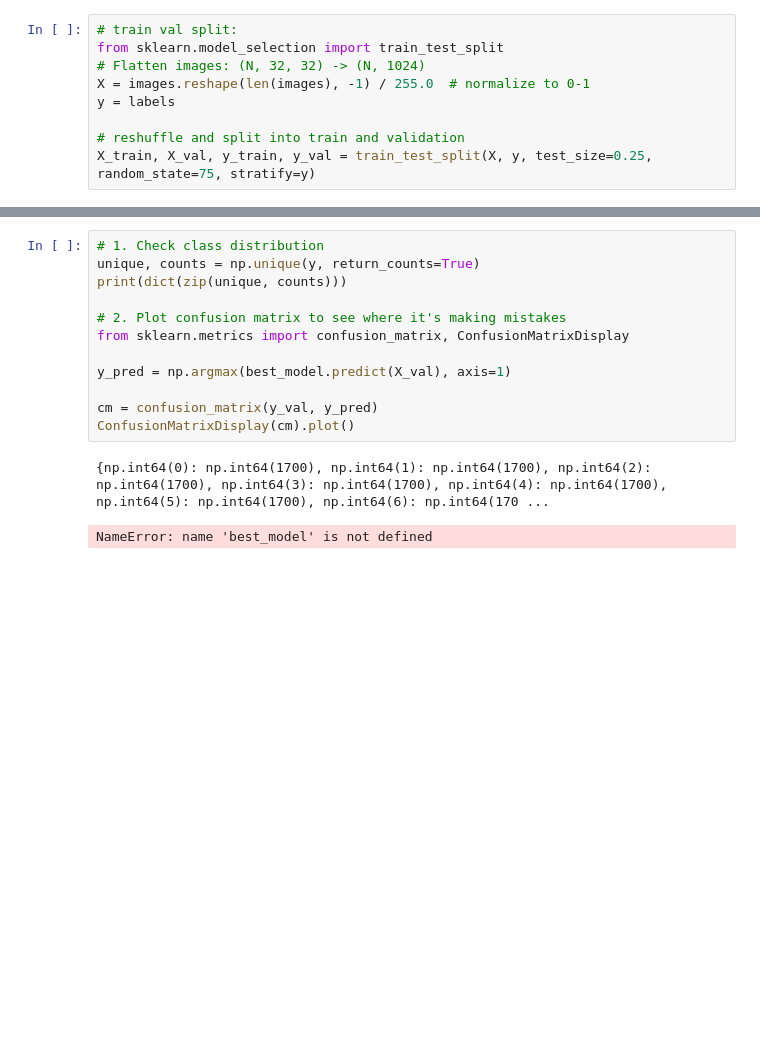
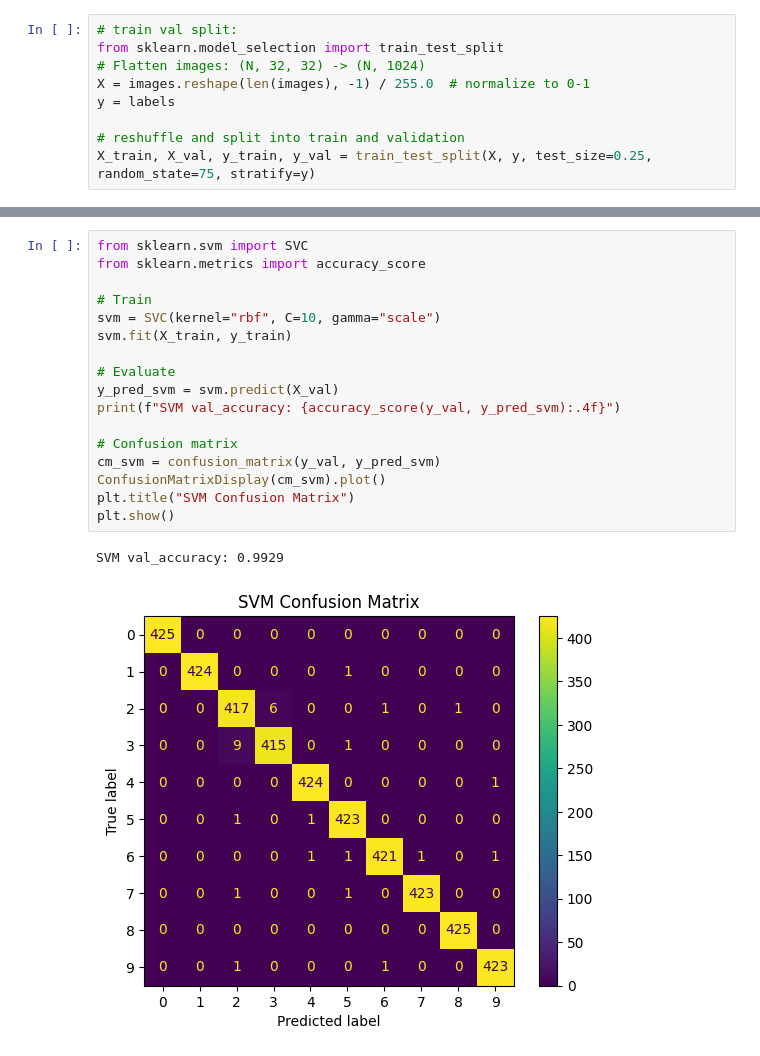
Before and after one commit to NoortjeVM/Group-01_IIVP-Project, a Jupyter notebook: Untitled.ipynb, the cells around one changed output, grey strips where cells are left out. Saved outputs shown, nothing was run; the diff lists cells and outputs as text; blank space fills up the shorter version.

```diff
--- a/Untitled.ipynb
+++ b/Untitled.ipynb
@@ -227,15 +122,20 @@ ViT val_accuracy: 0.9584
-# %%
-# 1. Check class distribution
-unique, counts = np.unique(y, return_counts=True)
-print(dict(zip(unique, counts)))
-
-# 2. Plot confusion matrix to see where it's making mistakes
-from sklearn.metrics import confusion_matrix, ConfusionMatrixDisplay
-
-y_pred = np.argmax(best_model.predict(X_val), axis=1)
-
-cm = confusion_matrix(y_val, y_pred)
-ConfusionMatrixDisplay(cm).plot()
-# %% [output]
-{np.int64(0): np.int64(1700), np.int64(1): np.int64(1700), np.int64(2): np.int64(1700), np.int64(3): np.int64(1700), np.int64(4): np.int64(1700), np.int64(5): np.int64(1700), np.int64(6): np.int64(170 ...
-NameError: name 'best_model' is not defined
+# %%
+from sklearn.svm import SVC
+from sklearn.metrics import accuracy_score
+
+# Train
+svm = SVC(kernel="rbf", C=10, gamma="scale")
+svm.fit(X_train, y_train)
+
+# Evaluate
+y_pred_svm = svm.predict(X_val)
+print(f"SVM val_accuracy: {accuracy_score(y_val, y_pred_svm):.4f}")
+
+# Confusion matrix
+cm_svm = confusion_matrix(y_val, y_pred_svm)
+ConfusionMatrixDisplay(cm_svm).plot()
+plt.title("SVM Confusion Matrix")
+plt.show()
+# %% [output]
+SVM val_accuracy: 0.9929
+[figure, added]
```
Also changed, not shown: parts of 1 cell of this notebook, 1 other file.
